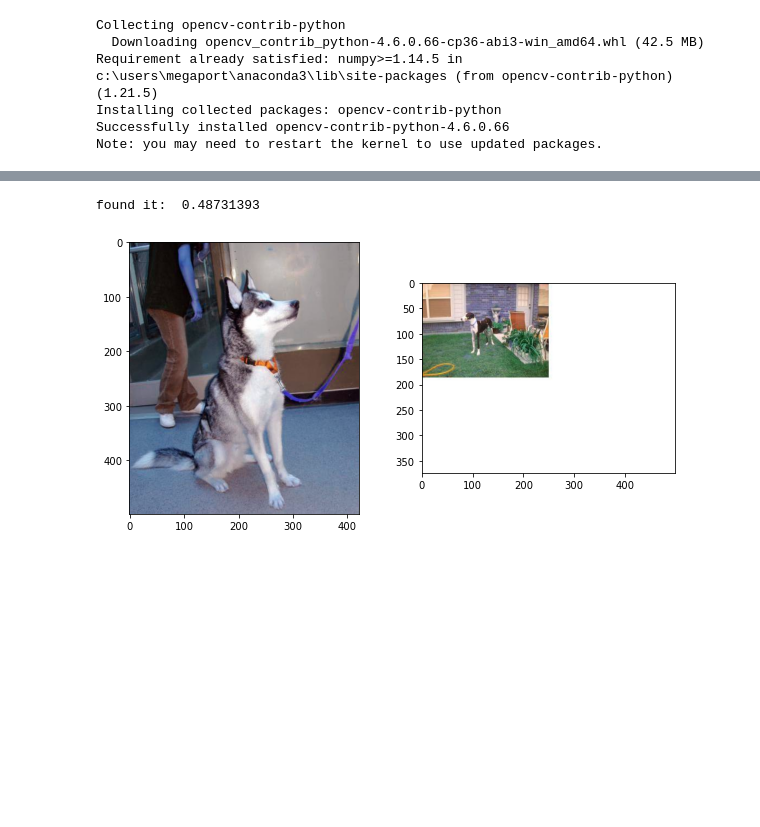
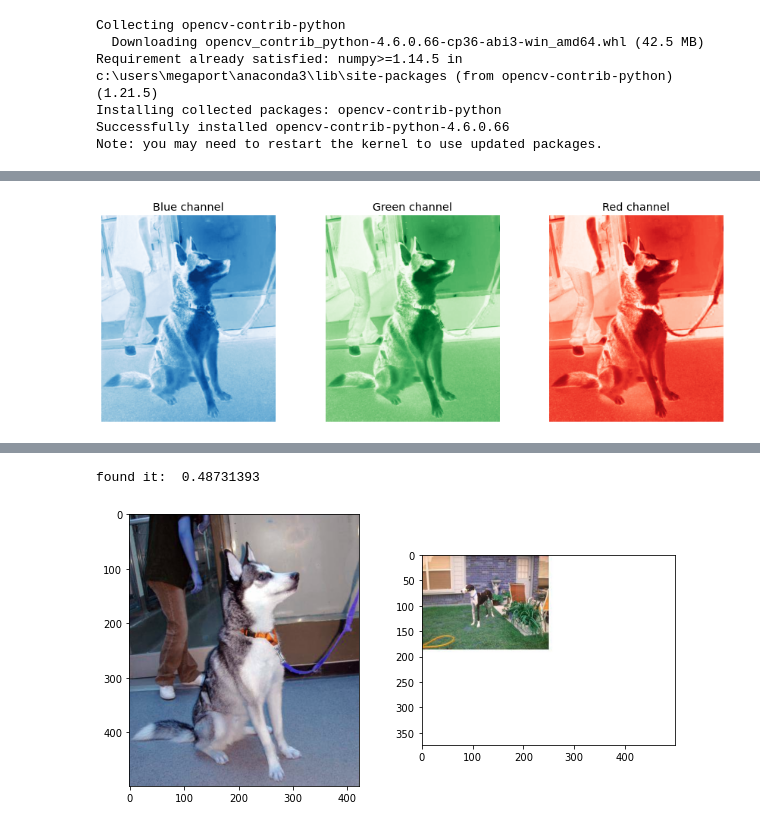
Before and after one commit to johannesgl4d0s/images_search, a Jupyter notebook: open_cv_test.ipynb, the cells around one changed output, grey strips where cells are left out. Cells and saved outputs as stored; diff of their text form; code cells hidden in the pictures; blank space fills up the shorter version.

```diff
--- a/open_cv_test.ipynb
+++ b/open_cv_test.ipynb
@@ -21,0 +75,15 @@ cat_files = glob('./animal_set/cats/*.jpg')
+# %%
+# Display RGB Channels of our image
+fig, axs = plt.subplots(1, 3, figsize=(15, 5))
+axs[0].imshow(img[:,:,0], cmap='Blues')
+axs[1].imshow(img[:,:,1], cmap='Greens')
+axs[2].imshow(img[:,:,2], cmap='Reds')
+axs[0].axis('off')
+axs[1].axis('off')
+axs[2].axis('off')
+axs[0].set_title('Blue channel')
+axs[1].set_title('Green channel')
+axs[2].set_title('Red channel')
+plt.show()
+# %% [output]
+[figure, added]
```
Also changed, not shown: parts of 12 cells of this notebook.
